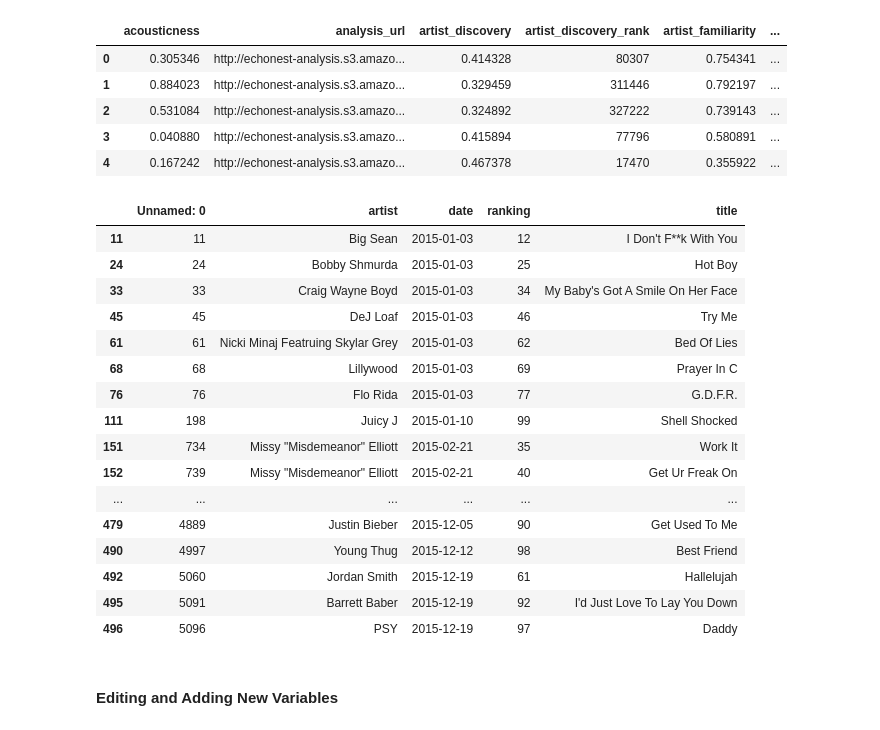
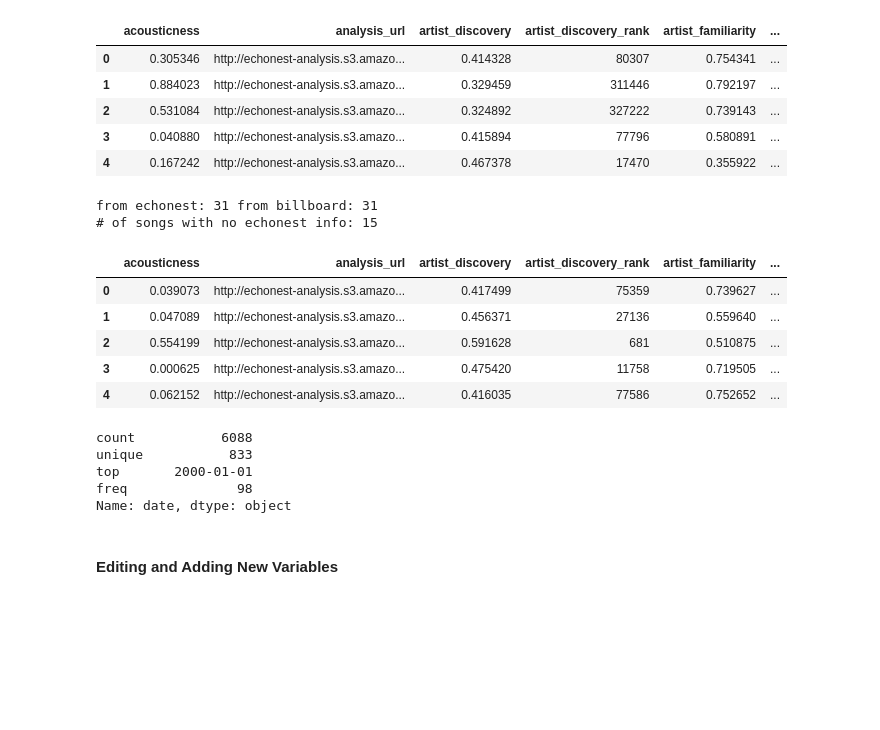
Before and after one commit to matlisa/crimsondance, a Jupyter notebook: Data Cleaning.ipynb, the cells around one changed output. Saved outputs shown, nothing was run; the diff lists cells and outputs as text; code cells hidden in the pictures; blank space fills up the shorter version.

```diff
--- a/Data Cleaning.ipynb
+++ b/Data Cleaning.ipynb
@@ -211,21 +207,23 @@ exceptions2015 = [11, 24, 33, 45, 61, 68, 76, 111, 151, 152, 157, 203, 204, 215,
-# %%
-billboard2015.loc[exceptions2015]
-# %% [output]
-|  | Unnamed: 0 | artist | date | ranking | title |
-| 11 | 11 | Big Sean | 2015-01-03 | 12 | I Don't F**k With You |
-| 24 | 24 | Bobby Shmurda | 2015-01-03 | 25 | Hot Boy |
-| 33 | 33 | Craig Wayne Boyd | 2015-01-03 | 34 | My Baby's Got A Smile On Her Face |
-| 45 | 45 | DeJ Loaf | 2015-01-03 | 46 | Try Me |
-| 61 | 61 | Nicki Minaj Featruing Skylar Grey | 2015-01-03 | 62 | Bed Of Lies |
-| 68 | 68 | Lillywood | 2015-01-03 | 69 | Prayer In C |
-| 76 | 76 | Flo Rida | 2015-01-03 | 77 | G.D.F.R. |
-| 111 | 198 | Juicy J | 2015-01-10 | 99 | Shell Shocked |
-| 151 | 734 | Missy "Misdemeanor" Elliott | 2015-02-21 | 35 | Work It |
-| 152 | 739 | Missy "Misdemeanor" Elliott | 2015-02-21 | 40 | Get Ur Freak On |
-| ... | ... | ... | ... | ... | ... |
-| 479 | 4889 | Justin Bieber | 2015-12-05 | 90 | Get Used To Me |
-| 490 | 4997 | Young Thug | 2015-12-12 | 98 | Best Friend |
-| 492 | 5060 | Jordan Smith | 2015-12-19 | 61 | Hallelujah |
-| 495 | 5091 | Barrett Baber | 2015-12-19 | 92 | I'd Just Love To Lay You Down |
-| 496 | 5096 | PSY | 2015-12-19 | 97 | Daddy |
+# %%
+with open("tempdata/steven2015_fixes.json") as json_file:
+    board2015_add = json.load(json_file)
+# %%
+fixed2015=pd.read_csv("./tempdata/onlyfix2015.csv")
+# fixed1.head()
+# %%
+df2015_fixes = flatten(board2015_add, fixed2015)
+# %% [output]
+from echonest: 31 from billboard: 31
+# of songs with no echonest info: 15
+# %%
+df2015_fixes_with_date=pd.merge(df2015_fixes, fixed2015[["date", "ranking"]], left_on=["index"], right_index=True)
+df2015_fixes_with_date.rename(columns={'ranking':'first_ranking'}, inplace=True)
+df2015_fixes_with_date.head()
+# %% [output]
+|  | acousticness | analysis_url | artist_discovery | artist_discovery_rank | artist_familiarity | ... |
+| 0 | 0.039073 | http://echonest-analysis.s3.amazo... | 0.417499 | 75359 | 0.739627 | ... |
+| 1 | 0.047089 | http://echonest-analysis.s3.amazo... | 0.456371 | 27136 | 0.559640 | ... |
+| 2 | 0.554199 | http://echonest-analysis.s3.amazo... | 0.591628 | 681 | 0.510875 | ... |
+| 3 | 0.000625 | http://echonest-analysis.s3.amazo... | 0.475420 | 11758 | 0.719505 | ... |
+| 4 | 0.062152 | http://echonest-analysis.s3.amazo... | 0.416035 | 77586 | 0.752652 | ... |
 # %%
@@ -233 +231,9 @@ frames = [df0_with_date, df0_fixes_with_date, df1_with_date, df1_fixes_with_date
 df = pd.concat(frames)
+# %%
+df.date.describe()
+# %% [output]
+count           6088
+unique           833
+top       2000-01-01
+freq              98
+Name: date, dtype: object
```
Also changed, not shown: parts of 20 cells of this notebook, 3 other files.
